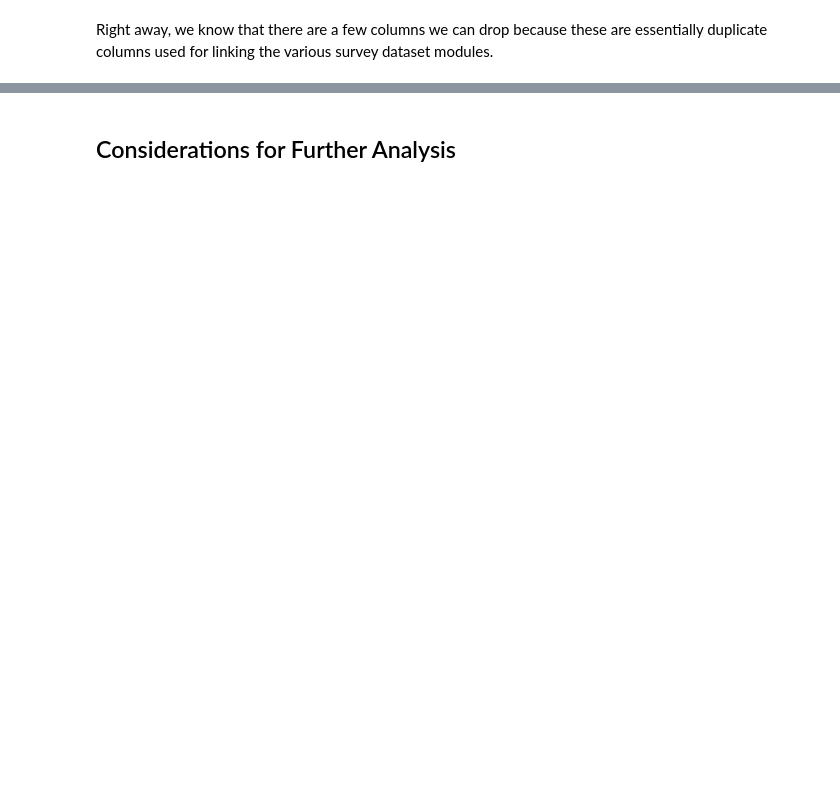
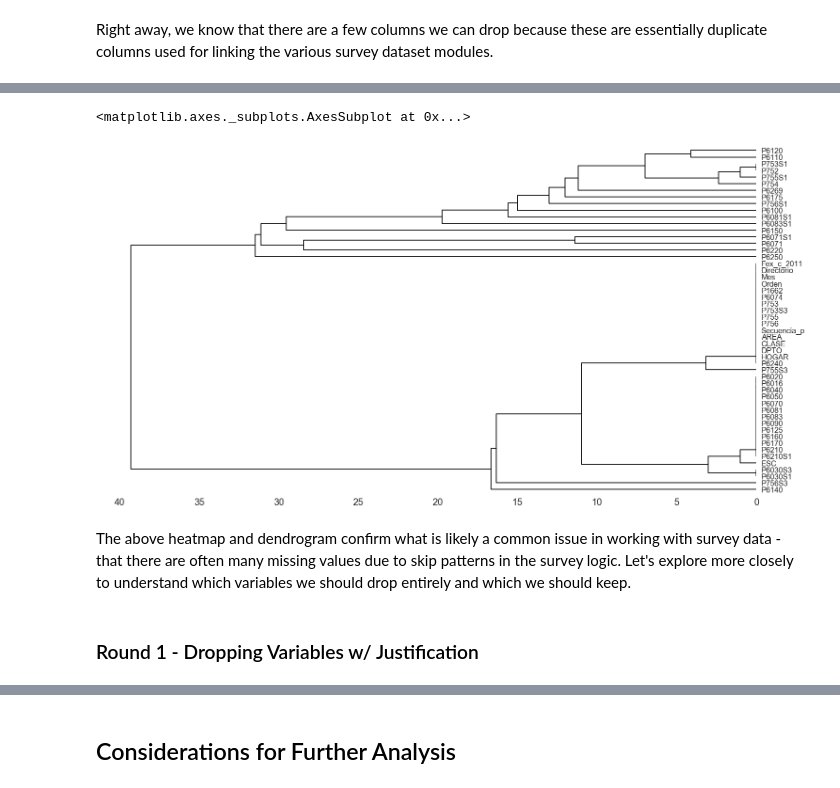
Before and after one commit to squiroga8/dsc-mod-5-project-online-ds-sp-000, a Jupyter notebook: student.ipynb, the cells around one changed output, grey strips where cells are left out. Saved outputs shown, nothing was run; the diff lists cells and outputs as text; code cells hidden in the pictures; blank space fills up the shorter version.

```diff
--- a/student.ipynb
+++ b/student.ipynb
@@ -321,0 +730,9 @@ ven_df.drop(['DIRECTORIO', 'SECUENCIA_P', 'ORDEN', 'Fex_c_2011', 'fex_c_2011_y',
+# %%
+msno.dendrogram(ven_df)
+# %% [output]
+<matplotlib.axes._subplots.AxesSubplot at 0x...>
+[figure, added]
+# %% [markdown]
+The above heatmap and dendrogram confirm what is likely a common issue in working with survey data - that there are often many missing values due to skip patterns in the survey logic. Let's explore more closely to understand which variables we should drop entirely and which we should keep.
+# %% [markdown]
+### Round 1 - Dropping Variables w/ Justification
```
Also changed, not shown: parts of 328 cells of this notebook, 50 other files.
